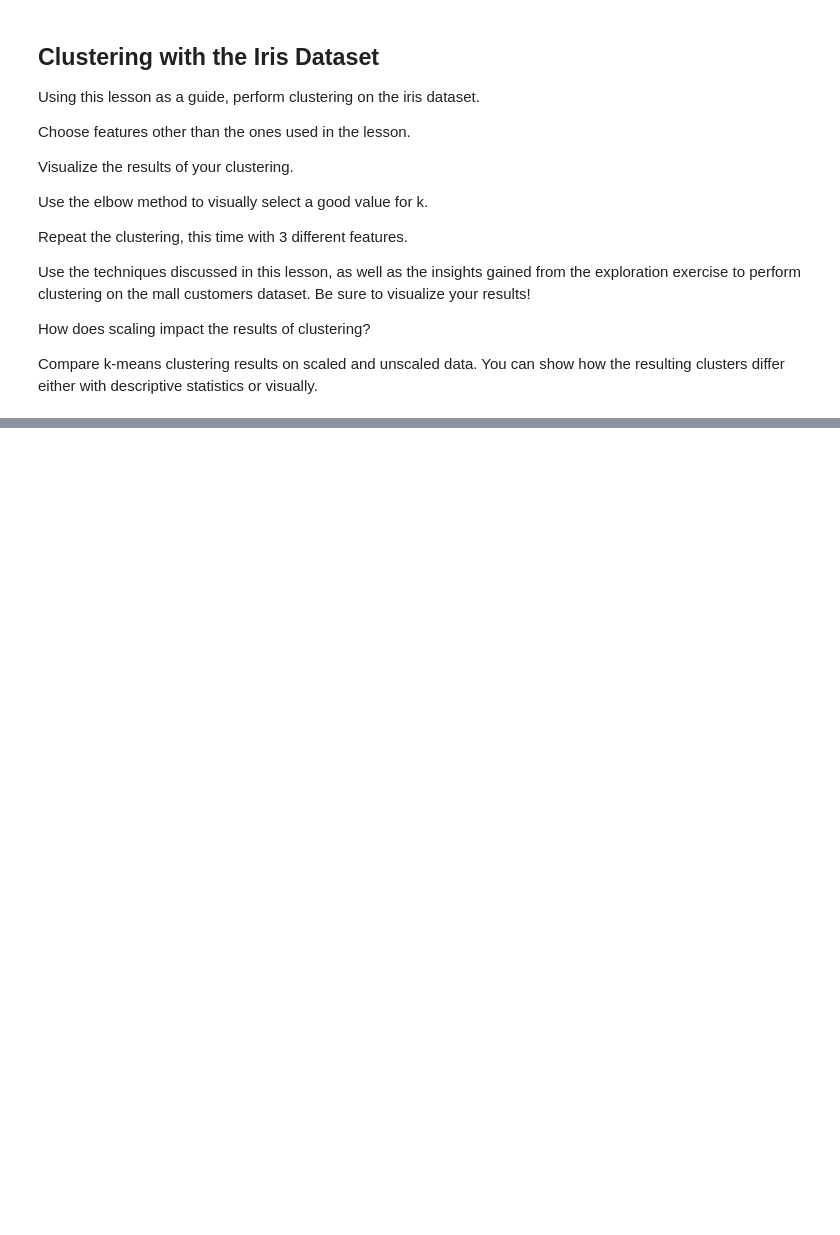
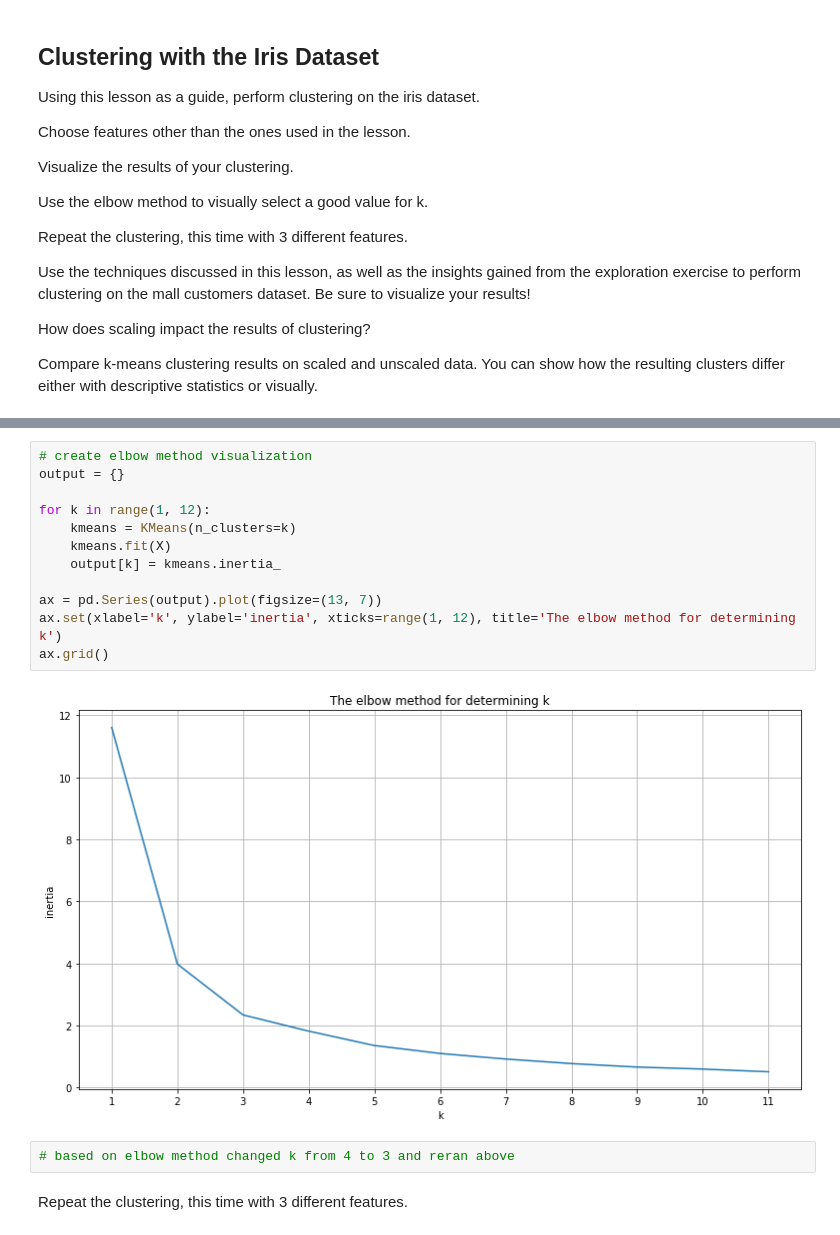
Before and after one commit to RyvynYoung/clustering-exercises, a Jupyter notebook: modeling.ipynb, the cells around one changed output, grey strips where cells are left out. Drawn from its saved outputs; the diff is of its cells as text; blank space fills up the shorter version.

```diff
--- a/modeling.ipynb
+++ b/modeling.ipynb
@@ -38,0 +127,18 @@ iris = acquire.get_iris_data()
+# %%
+# create elbow method visualization
+output = {}
+
+for k in range(1, 12):
+    kmeans = KMeans(n_clusters=k)
+    kmeans.fit(X)
+    output[k] = kmeans.inertia_
+
+ax = pd.Series(output).plot(figsize=(13, 7))
+ax.set(xlabel='k', ylabel='inertia', xticks=range(1, 12), title='The elbow method for determining k')
+ax.grid()
+# %% [output]
+[figure, added]
+# %%
+# based on elbow method changed k from 4 to 3 and reran above
+# %% [markdown]
+Repeat the clustering, this time with 3 different features.
```
Also changed, not shown: parts of 43 cells of this notebook, 3 other files.
